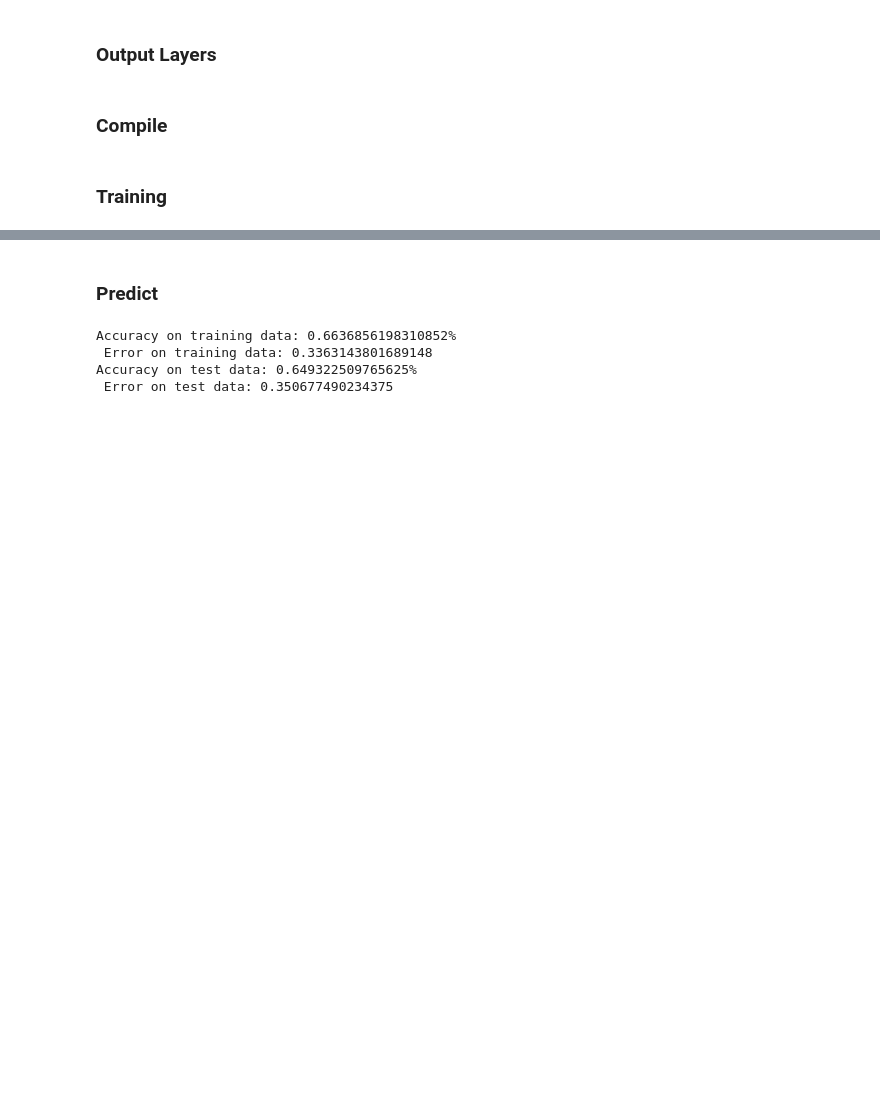
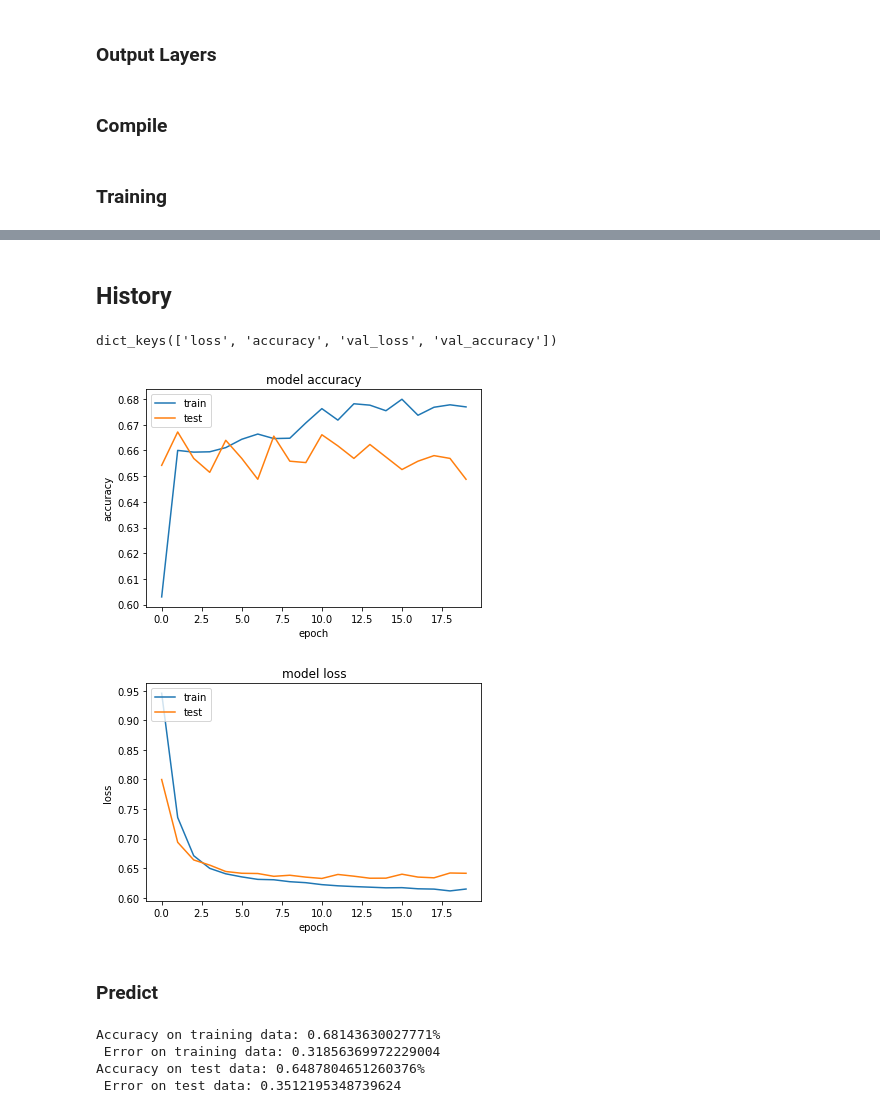
Before and after one commit to AdrienAudouard/Football-deep-learning, a Jupyter notebook: Football_Prediction.ipynb, the cells around one changed output, grey strips where cells are left out. Saved outputs shown, nothing was run; the diff lists cells and outputs as text; code cells hidden in the pictures; blank space fills up the shorter version.

```diff
--- a/Football_Prediction.ipynb
+++ b/Football_Prediction.ipynb
@@ -95,7 +95,7 @@ print(input_dimension)
 # %% [markdown]
 ### Add layers
 # %%
-ann.add(tf.keras.layers.Dense(30, activation='relu', input_dim=input_dimension))
+ann.add(tf.keras.layers.Dense(128, activation='tanh', input_dim=input_dimension))
 # %% [markdown]
 ### Output Layers
 # %%
@@ -105,10 +105,10 @@ ann.add(tf.keras.layers.Dense(units = 3, activation='softmax'))
 # %%
 from keras.metrics import categorical_accuracy
 
-ann.compile(optimizer = 'rmsprop', loss = 'categorical_crossentropy', metrics = [categorical_accuracy])
+ann.compile(optimizer = 'adam', loss = 'categorical_crossentropy', metrics = ['accuracy'])
 # %% [markdown]
 ### Training
 # %%
-ann.fit(x_train, y_train, batch_size = 32, epochs = 20, validation_data=(x_test, y_test))
+history = ann.fit(x_train, y_train, epochs = 20,batch_size=100, validation_data=(x_test, y_test))
 # %% [output]
 Epoch 1/20
@@ -132,3 +131,30 @@ Epoch 20/20
+# %% [markdown]
+## History
+# %%
+import matplotlib.pyplot as plt
+
+# list all data in history
+print(history.history.keys())
+# summarize history for accuracy
+plt.plot(history.history['accuracy'])
+plt.plot(history.history['val_accuracy'])
+plt.title('model accuracy')
+plt.ylabel('accuracy')
+plt.xlabel('epoch')
+plt.legend(['train', 'test'], loc='upper left')
+plt.show()
+# summarize history for loss
+plt.plot(history.history['loss'])
+plt.plot(history.history['val_loss'])
+plt.title('model loss')
+plt.ylabel('loss')
+plt.xlabel('epoch')
+plt.legend(['train', 'test'], loc='upper left')
+plt.show()
+# %% [output]
+dict_keys(['loss', 'accuracy', 'val_loss', 'val_accuracy'])
+[figure, added]
+[figure, added]
 # %% [markdown]
 ### Predict
 # %%
@@ -140,7 +166,7 @@ pred_test= ann.predict(x_test)
 scores2 = ann.evaluate(x_test, y_test, verbose=0)
 print('Accuracy on test data: {}% \n Error on test data: {}'.format(scores2[1], 1 - scores2[1]))
 # %% [output]
-Accuracy on training data: 0.6636856198310852%
- Error on training data: 0.3363143801689148
-Accuracy on test data: 0.649322509765625%
- Error on test data: 0.350677490234375
+Accuracy on training data: 0.68143630027771%
+ Error on training data: 0.31856369972229004
+Accuracy on test data: 0.6487804651260376%
+ Error on test data: 0.3512195348739624
```
Also changed, not shown: parts of 2 cells of this notebook.
